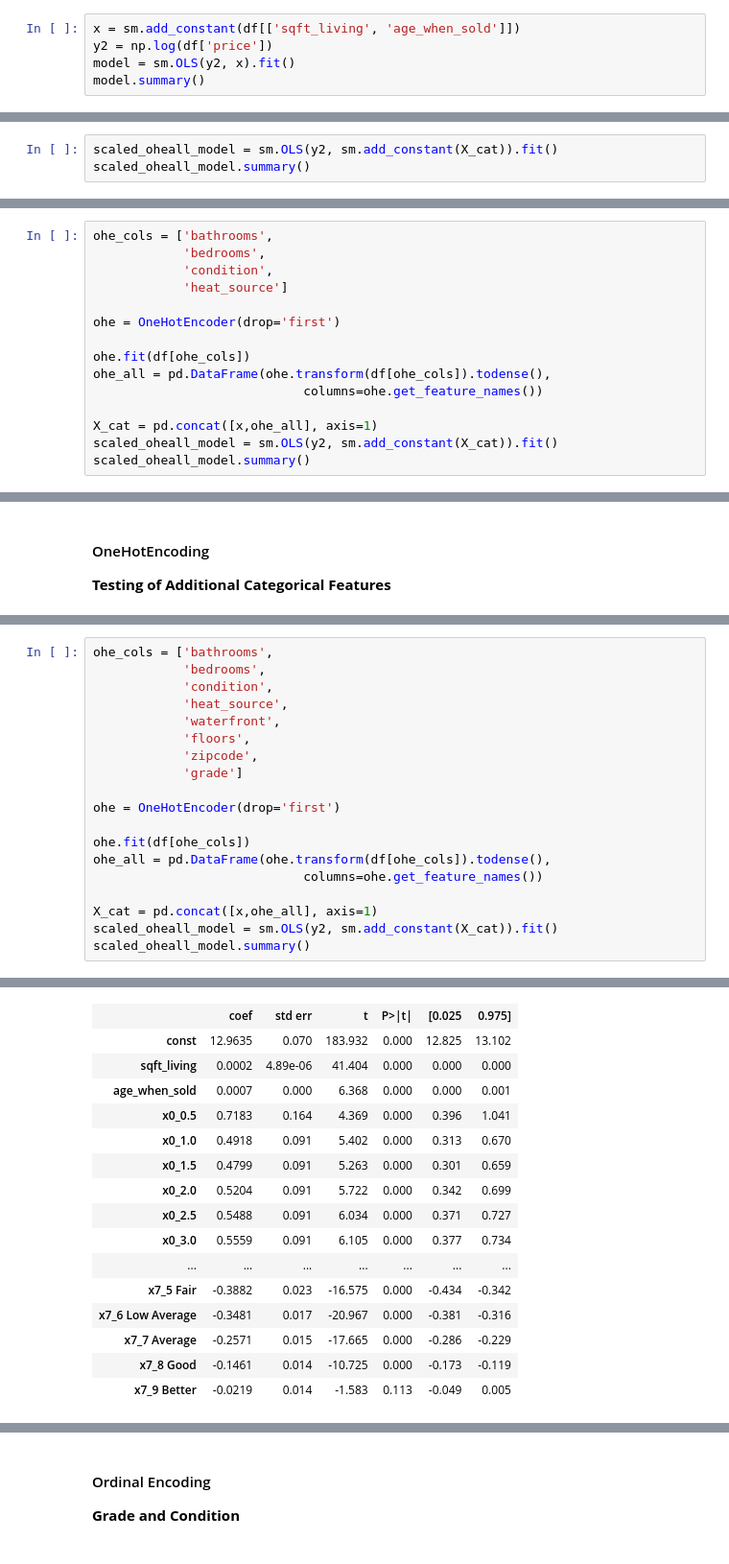
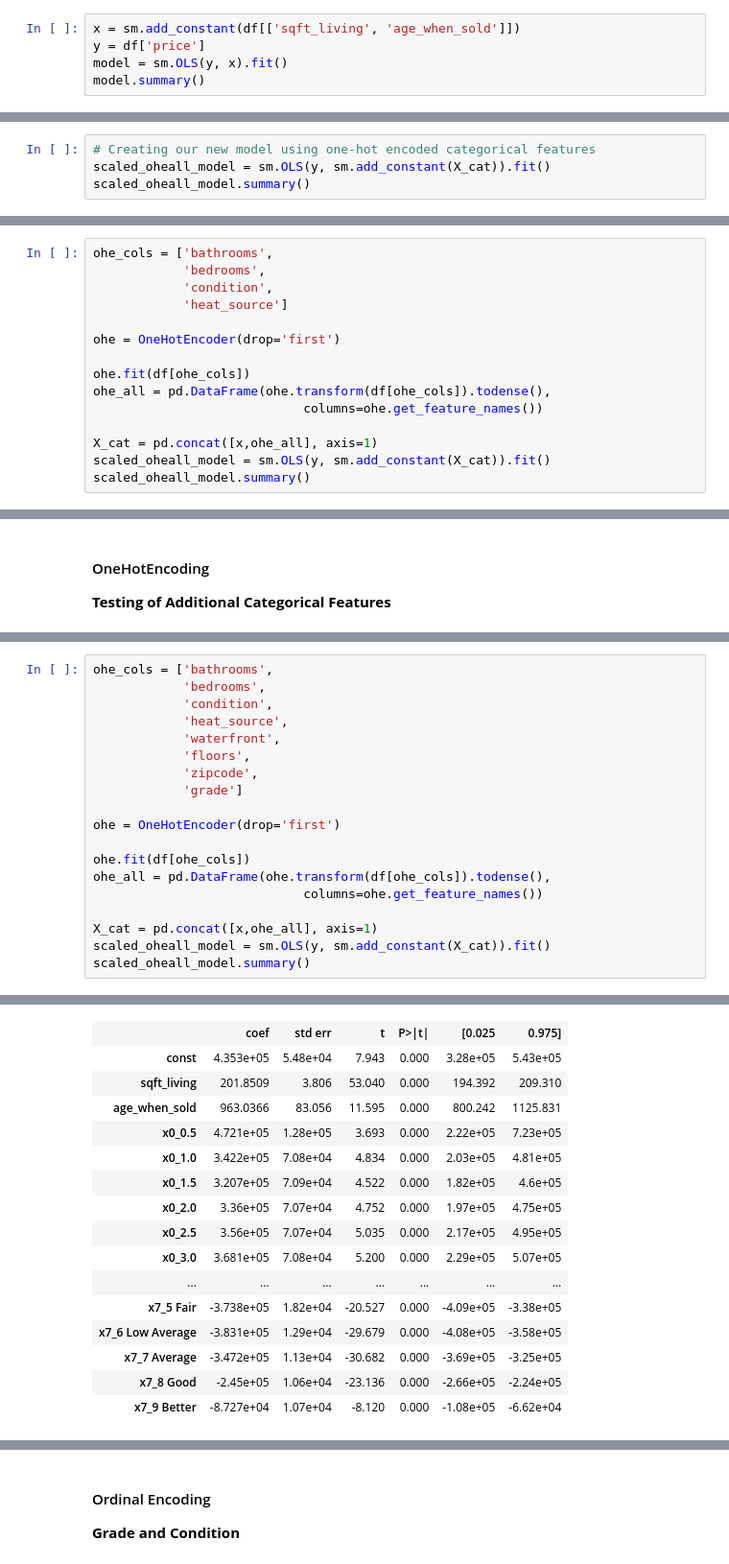
Before and after one commit to ilanhaskel/Real_Estate_Sale_Price_Predictor, a Jupyter notebook: index.ipynb, the cells around one changed output, grey strips where cells are left out. Shown at 96% size. Cells and saved outputs as stored; diff of their text form.

```diff
--- a/index.ipynb
+++ b/index.ipynb
@@ -376,7 +393,7 @@ Dropping columns to address multicolinearity
 # %%
 x = sm.add_constant(df[['sqft_living', 'age_when_sold']])
-y2 = np.log(df['price'])
-model = sm.OLS(y2, x).fit()
+y = df['price']
+model = sm.OLS(y, x).fit()
 model.summary()
 # %% [output]
 OLS Regression Results
@@ -453,7 +448,8 @@ X_cat.head(2)
 | 1 | 1.0 | 2770 | 71 | 0.0 | 0.0 | 0.0 | 0.0 | 1.0 | 0.0 | 0.0 | ... |
 2 rows × 39 columns
 # %%
-scaled_oheall_model = sm.OLS(y2, sm.add_constant(X_cat)).fit()
+# Creating our new model using one-hot encoded categorical features
+scaled_oheall_model = sm.OLS(y, sm.add_constant(X_cat)).fit()
 scaled_oheall_model.summary()
 # %% [output]
 OLS Regression Results
@@ -522,7 +521,7 @@ ohe_all = pd.DataFrame(ohe.transform(df[ohe_cols]).todense(),
                             columns=ohe.get_feature_names())
 
 X_cat = pd.concat([x,ohe_all], axis=1)
-scaled_oheall_model = sm.OLS(y2, sm.add_constant(X_cat)).fit()
+scaled_oheall_model = sm.OLS(y, sm.add_constant(X_cat)).fit()
 scaled_oheall_model.summary()
 # %% [output]
 OLS Regression Results
@@ -581,7 +582,7 @@ ohe_all = pd.DataFrame(ohe.transform(df[ohe_cols]).todense(),
                             columns=ohe.get_feature_names())
 
 X_cat = pd.concat([x,ohe_all], axis=1)
-scaled_oheall_model = sm.OLS(y2, sm.add_constant(X_cat)).fit()
+scaled_oheall_model = sm.OLS(y, sm.add_constant(X_cat)).fit()
 scaled_oheall_model.summary()
 # %% [output]
 OLS Regression Results
@@ -595,18 +596,18 @@ OLS Regression Results
 | Df Model: | 133 |  |  |
 | Covariance Type: | nonrobust |  |  |
 |  | coef | std err | t | P>|t| | [0.025 | 0.975] |
-| const | 12.9635 | 0.070 | 183.932 | 0.000 | 12.825 | 13.102 |
-| sqft_living | 0.0002 | 4.89e-06 | 41.404 | 0.000 | 0.000 | 0.000 |
-| age_when_sold | 0.0007 | 0.000 | 6.368 | 0.000 | 0.000 | 0.001 |
-| x0_0.5 | 0.7183 | 0.164 | 4.369 | 0.000 | 0.396 | 1.041 |
-| x0_1.0 | 0.4918 | 0.091 | 5.402 | 0.000 | 0.313 | 0.670 |
-| x0_1.5 | 0.4799 | 0.091 | 5.263 | 0.000 | 0.301 | 0.659 |
-| x0_2.0 | 0.5204 | 0.091 | 5.722 | 0.000 | 0.342 | 0.699 |
-| x0_2.5 | 0.5488 | 0.091 | 6.034 | 0.000 | 0.371 | 0.727 |
-| x0_3.0 | 0.5559 | 0.091 | 6.105 | 0.000 | 0.377 | 0.734 |
+| const | 4.353e+05 | 5.48e+04 | 7.943 | 0.000 | 3.28e+05 | 5.43e+05 |
+| sqft_living | 201.8509 | 3.806 | 53.040 | 0.000 | 194.392 | 209.310 |
+| age_when_sold | 963.0366 | 83.056 | 11.595 | 0.000 | 800.242 | 1125.831 |
+| x0_0.5 | 4.721e+05 | 1.28e+05 | 3.693 | 0.000 | 2.22e+05 | 7.23e+05 |
+| x0_1.0 | 3.422e+05 | 7.08e+04 | 4.834 | 0.000 | 2.03e+05 | 4.81e+05 |
+| x0_1.5 | 3.207e+05 | 7.09e+04 | 4.522 | 0.000 | 1.82e+05 | 4.6e+05 |
+| x0_2.0 | 3.36e+05 | 7.07e+04 | 4.752 | 0.000 | 1.97e+05 | 4.75e+05 |
+| x0_2.5 | 3.56e+05 | 7.07e+04 | 5.035 | 0.000 | 2.17e+05 | 4.95e+05 |
+| x0_3.0 | 3.681e+05 | 7.08e+04 | 5.200 | 0.000 | 2.29e+05 | 5.07e+05 |
 | ... | ... | ... | ... | ... | ... | ... |
-| x7_5 Fair | -0.3882 | 0.023 | -16.575 | 0.000 | -0.434 | -0.342 |
-| x7_6 Low Average | -0.3481 | 0.017 | -20.967 | 0.000 | -0.381 | -0.316 |
-| x7_7 Average | -0.2571 | 0.015 | -17.665 | 0.000 | -0.286 | -0.229 |
-| x7_8 Good | -0.1461 | 0.014 | -10.725 | 0.000 | -0.173 | -0.119 |
-| x7_9 Better | -0.0219 | 0.014 | -1.583 | 0.113 | -0.049 | 0.005 |
+| x7_5 Fair | -3.738e+05 | 1.82e+04 | -20.527 | 0.000 | -4.09e+05 | -3.38e+05 |
+| x7_6 Low Average | -3.831e+05 | 1.29e+04 | -29.679 | 0.000 | -4.08e+05 | -3.58e+05 |
+| x7_7 Average | -3.472e+05 | 1.13e+04 | -30.682 | 0.000 | -3.69e+05 | -3.25e+05 |
+| x7_8 Good | -2.45e+05 | 1.06e+04 | -23.136 | 0.000 | -2.66e+05 | -2.24e+05 |
+| x7_9 Better | -8.727e+04 | 1.07e+04 | -8.120 | 0.000 | -1.08e+05 | -6.62e+04 |
```
Also changed, not shown: parts of 112 cells of this notebook.
